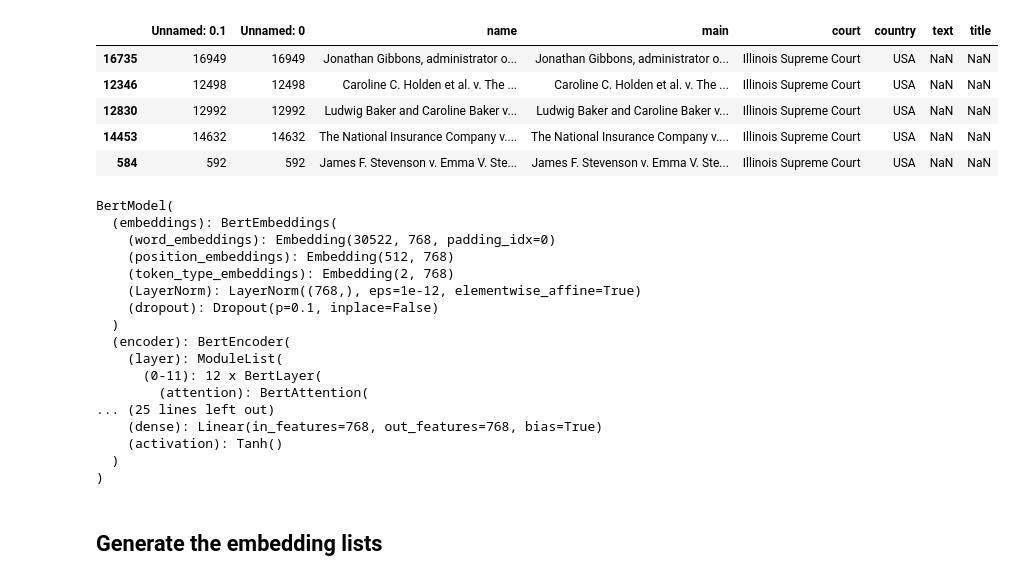
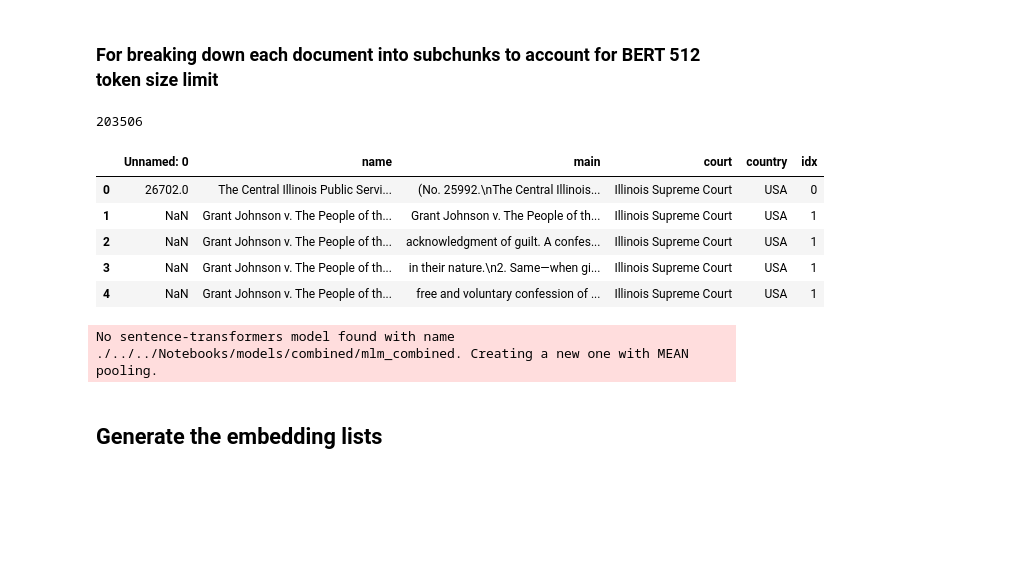
Before and after one commit to jimmyjz1127/LegalNLP, a Jupyter notebook: src/server/faiss_setup.ipynb, the cells around one changed output. Cells and saved outputs as stored; diff of their text form; code cells hidden in the pictures; blank space fills up the shorter version.

Commit message:
Finished notebooks

```diff
--- a/src/server/faiss_setup.ipynb
+++ b/src/server/faiss_setup.ipynb
@@ -26,6 +36,7 @@ args = Namespace(
 )
 # %%
-df = pd.read_csv(args.data_path)
+df = pd.read_csv('./cleaned_corpus.csv')
-# %%
-df = df.sample(frac=1, random_state=42)
-df = df[0:10000]
+# %%
+df['idx'] = df.index
+# %% [markdown]
+### For breaking down each document into subchunks to account for BERT 512 token size limit
@@ -32,32 +90,15 @@ df = df[0:10000]
+# %%
+x = breakdown_documents(df)
+# %%
+len(x)
+# %% [output]
+203506
 # %%
-df.head()
+x.head()
 # %% [output]
-|  | Unnamed: 0.1 | Unnamed: 0 | name | main | court | country | text | title |
-| 16735 | 16949 | 16949 | Jonathan Gibbons, administrator o... | Jonathan Gibbons, administrator o... | Illinois Supreme Court | USA | NaN | NaN |
-| 12346 | 12498 | 12498 | Caroline C. Holden et al. v. The ... | Caroline C. Holden et al. v. The ... | Illinois Supreme Court | USA | NaN | NaN |
-| 12830 | 12992 | 12992 | Ludwig Baker and Caroline Baker v... | Ludwig Baker and Caroline Baker v... | Illinois Supreme Court | USA | NaN | NaN |
-| 14453 | 14632 | 14632 | The National Insurance Company v.... | The National Insurance Company v.... | Illinois Supreme Court | USA | NaN | NaN |
-| 584 | 592 | 592 | James F. Stevenson v. Emma V. Ste... | James F. Stevenson v. Emma V. Ste... | Illinois Supreme Court | USA | NaN | NaN |
+|  | Unnamed: 0 | name | main | court | country | idx |
+| 0 | 26702.0 | The Central Illinois Public Servi... | (No. 25992.\nThe Central Illinois... | Illinois Supreme Court | USA | 0 |
+| 1 | NaN | Grant Johnson v. The People of th... | Grant Johnson v. The People of th... | Illinois Supreme Court | USA | 1 |
+| 2 | NaN | Grant Johnson v. The People of th... | acknowledgment of guilt. A confes... | Illinois Supreme Court | USA | 1 |
+| 3 | NaN | Grant Johnson v. The People of th... | in their nature.\n2. Same—when gi... | Illinois Supreme Court | USA | 1 |
+| 4 | NaN | Grant Johnson v. The People of th... | free and voluntary confession of ... | Illinois Supreme Court | USA | 1 |
-# %%
-# Load pre-trained BERT model and tokenizer
-tokenizer = BertTokenizer.from_pretrained('casehold/legalbert')
-model = BertModel.from_pretrained(args.model_path, output_attentions=True)
-model.eval()
-# %% [output]
-BertModel(
-  (embeddings): BertEmbeddings(
-    (word_embeddings): Embedding(30522, 768, padding_idx=0)
-    (position_embeddings): Embedding(512, 768)
-    (token_type_embeddings): Embedding(2, 768)
-    (LayerNorm): LayerNorm((768,), eps=1e-12, elementwise_affine=True)
-    (dropout): Dropout(p=0.1, inplace=False)
-  )
-  (encoder): BertEncoder(
-    (layer): ModuleList(
-      (0-11): 12 x BertLayer(
-        (attention): BertAttention(
-... (25 lines left out)
-    (dense): Linear(in_features=768, out_features=768, bias=True)
-    (activation): Tanh()
-  )
-)
@@ -93,0 +109,4 @@ def generate_embeddings(text):
+# %%
+model = SentenceTransformer(args.model_path)
+# %% [output]
+No sentence-transformers model found with name ./../../Notebooks/models/combined/mlm_combined. Creating a new one with MEAN pooling.
```
Also changed, not shown: parts of 17 cells of this notebook, 16 other files.
